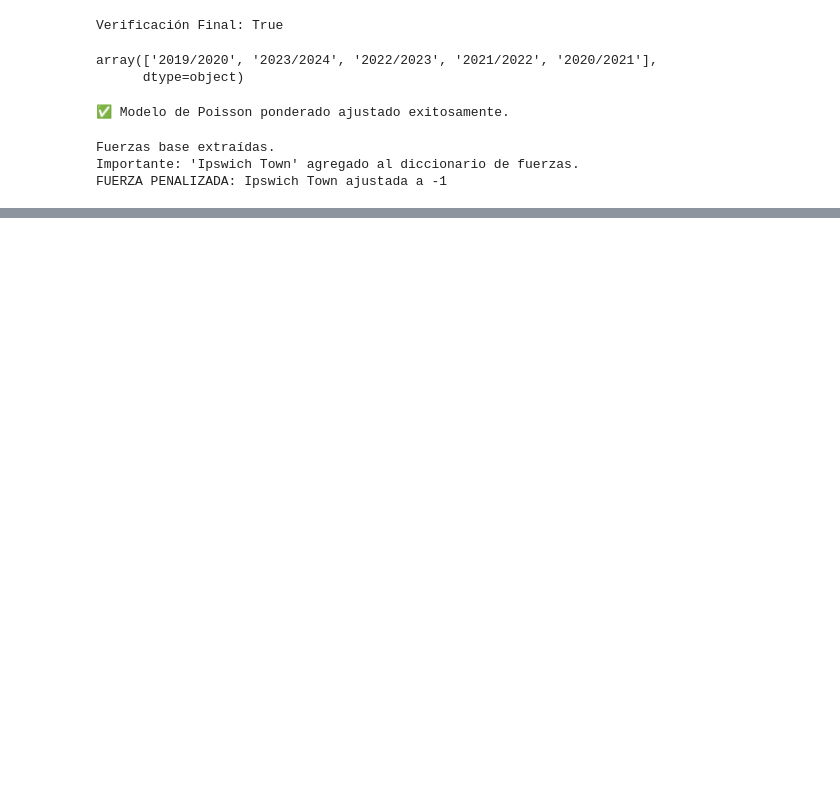
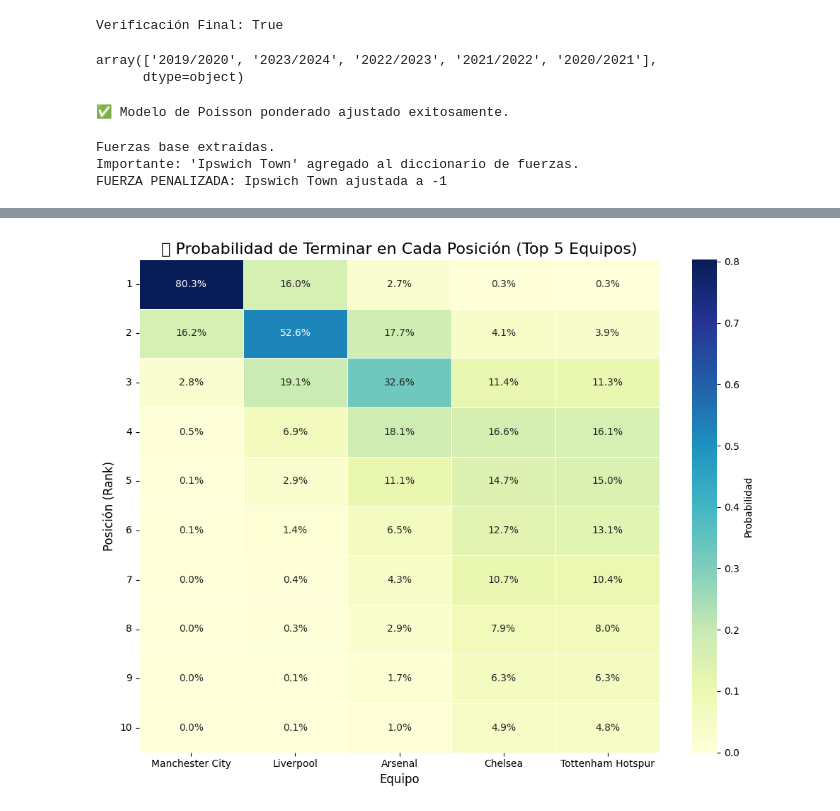
Before and after one commit to Angelvill321/ModySim, a Jupyter notebook: proceso.ipynb, the cells around one changed output, grey strips where cells are left out. Saved outputs shown, nothing was run; the diff lists cells and outputs as text; code cells hidden in the pictures; blank space fills up the shorter version.

```diff
--- a/proceso.ipynb
+++ b/proceso.ipynb
@@ -333,0 +376,28 @@ Simulación 10000/10000 completada.
+# %%
+# Reutilizamos df_resumen_probabilidades que contiene las probabilidades por posición
+# Seleccionamos el Top 5 de equipos por probabilidad de campeonato (basado en el ranking_final)
+top_5_equipos = [equipo for equipo, prob in ranking_final[:5]]
+
+# Filtramos las probabilidades de posición para solo el Top 5
+df_top_5_posiciones = df_resumen_probabilidades.loc[top_5_equipos].T # Transponemos para que las posiciones sean el índice
+
+# Nos enfocamos en las primeras 10 posiciones para una mejor claridad en el gráfico
+df_top_5_posiciones = df_top_5_posiciones.iloc[:10]
+
+plt.figure(figsize=(10, 8))
+sns.heatmap(
+    df_top_5_posiciones,
+    annot=True,
+    fmt=".1%", # Mostrar como porcentaje con un decimal
+    cmap="YlGnBu",
+    linewidths=.5,
+    cbar_kws={'label': 'Probabilidad'}
+)
+plt.title('🔥 Probabilidad de Terminar en Cada Posición (Top 5 Equipos)', fontsize=16)
+plt.xlabel('Equipo', fontsize=12)
+plt.ylabel('Posición (Rank)', fontsize=12)
+plt.yticks(rotation=0)
+plt.tight_layout()
+plt.show()
+# %% [output]
+[figure, added]
```
Also changed, not shown: parts of 4 cells of this notebook.
